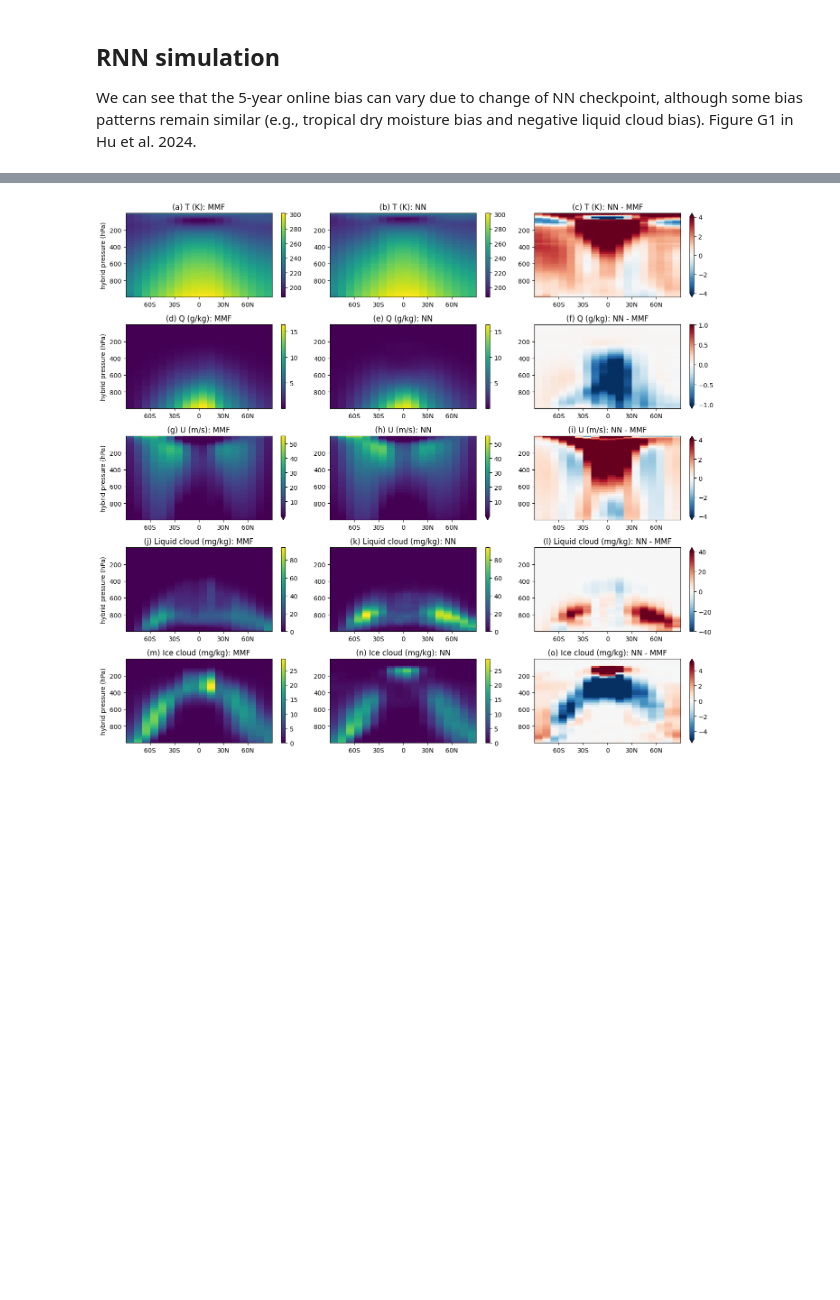
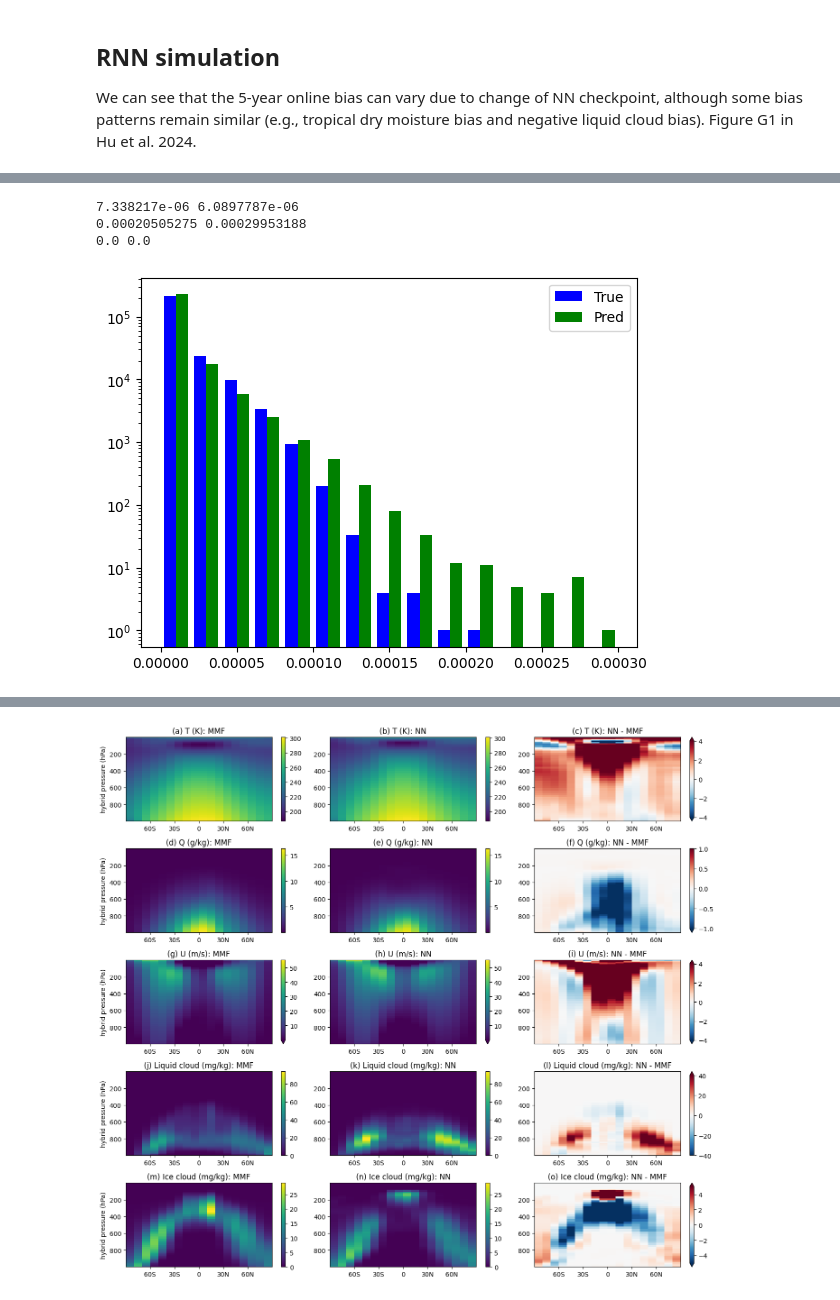
Before and after one commit to peterukk/ClimSim, a Jupyter notebook: online_testing/evaluation/zonal-mean-online-bias-visualization.ipynb, the cells around one changed output, grey strips where cells are left out. Cells and saved outputs as stored; diff of their text form; code cells hidden in the pictures; blank space fills up the shorter version.

```diff
--- a/online_testing/evaluation/zonal-mean-online-bias-visualization.ipynb
+++ b/online_testing/evaluation/zonal-mean-online-bias-visualization.ipynb
@@ -487,3 +658,26 @@ idx_tropopause_zm = zonal_mean_area_weighted(idx_p400_t10, grid_area, lat)
 Shape pred: (11, 60, 384)
 /data/ClimSim/hu_etal2024_data/h0/1year/mmf_ref/*.eam.h0.0003*.nc
 Shape true: (11, 60, 384)
+# %%
+liqcld_pred = ds_nn.variables['CLDLIQ'].values
+liqcld_true = ds_sp.variables['CLDLIQ'].values
+print(liqcld_true.mean(), liqcld_pred.mean())
+print(liqcld_true.max(), liqcld_pred.max())
+print(liqcld_true.min(), liqcld_pred.min())
+
+colors = ['b','g']
+fig, ax1 = plt.subplots()
+ax1.hist([liqcld_true.flatten(),liqcld_pred.flatten()],bins=15,color=colors)
+ax1.set_yscale('log')
+ax1.legend(['True','Pred'])
+
+savepath = "/data/gdrive/postdoc/results/online_cloud_hist/ES_mp-1_pinn_noprevt/{}.png".format(model_num)
+#savepath = "/data/gdrive/postdoc/results/online_cloud_hist/ES_mp-1_pinn_prevtend/{}.png".format(model_num)
+
+#print(savepath)
+#plt.savefig(savepath)
+# %% [output]
+7.338217e-06 6.0897787e-06
+0.00020505275 0.00029953188
+0.0 0.0
+[figure, added]
```
Also changed, not shown: parts of 8 cells of this notebook, 19 other files.
